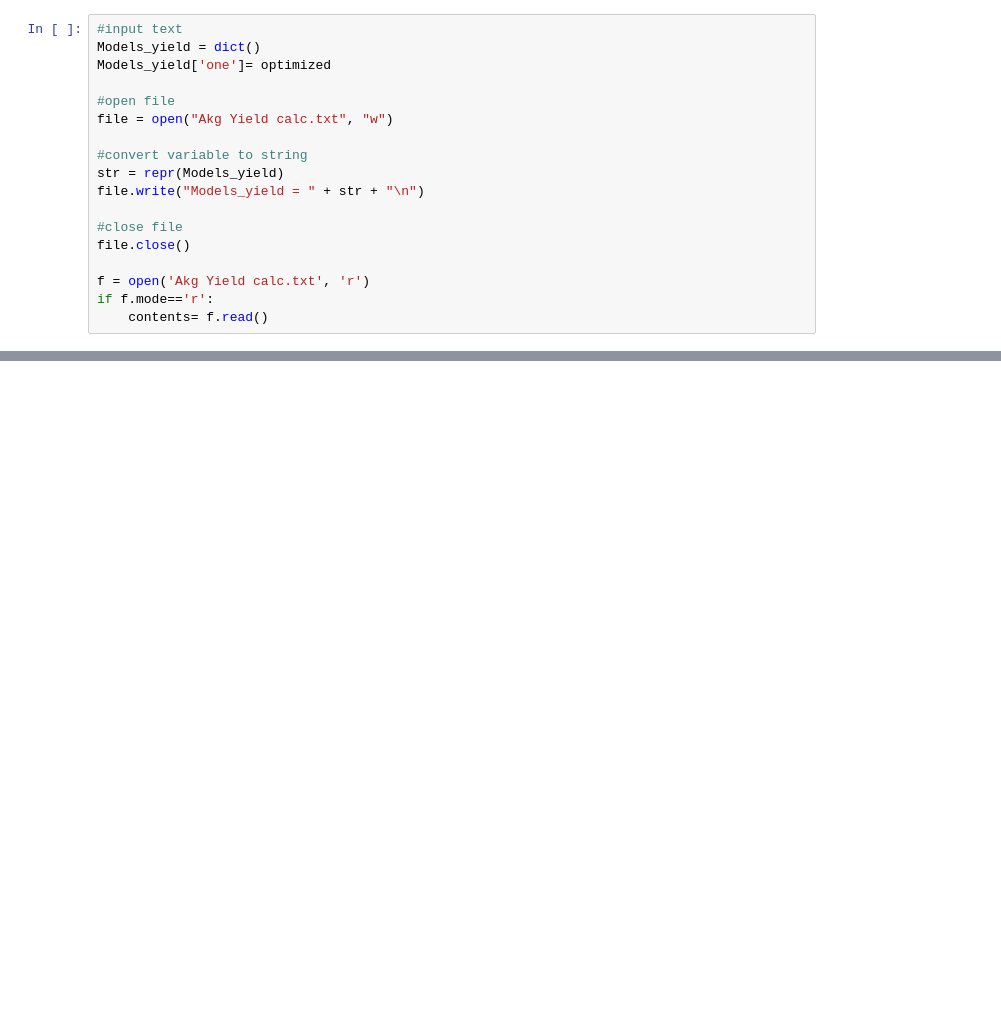
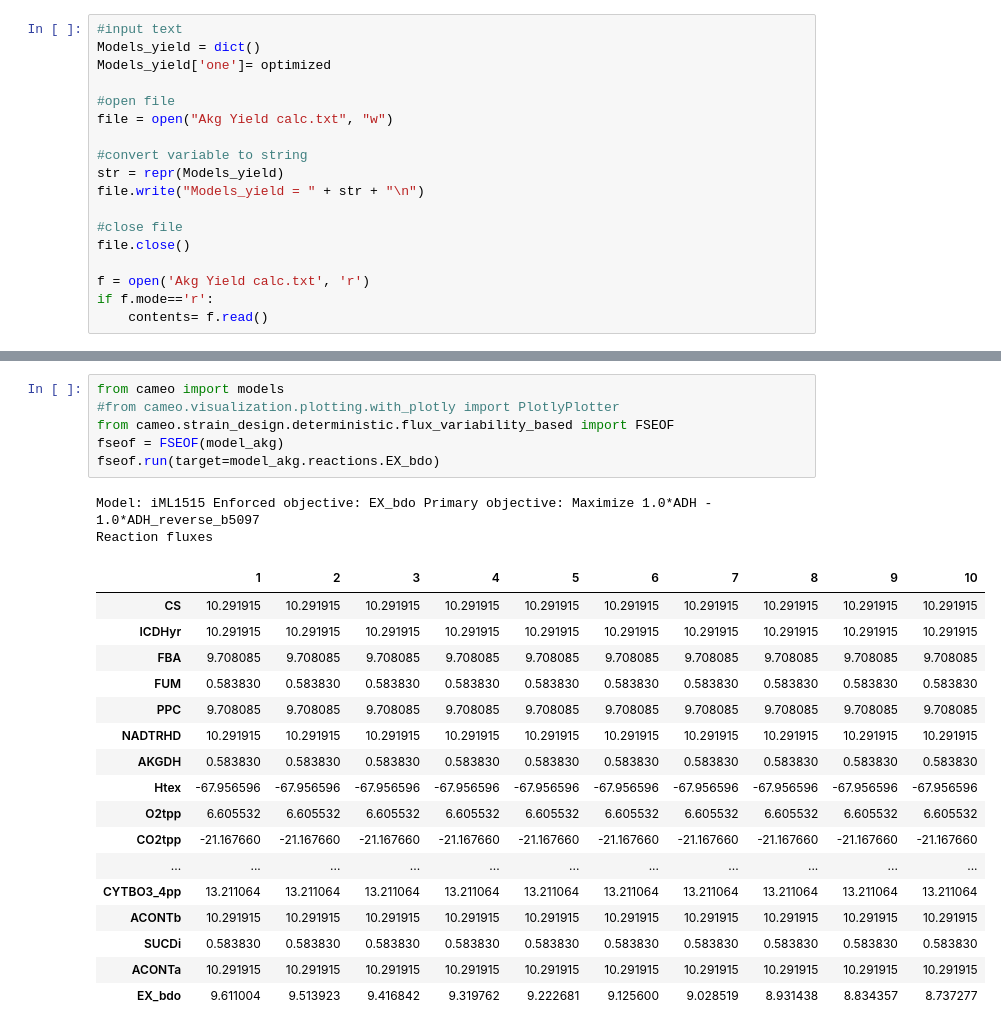
Before and after one commit to 27410/group-assignment-2021-group_11_bdo_production, a Jupyter notebook: BDO project.ipynb, the cells around one changed output, grey strips where cells are left out. Cells and saved outputs as stored; diff of their text form; blank space fills up the shorter version.

```diff
--- a/BDO project.ipynb
+++ b/BDO project.ipynb
@@ -355,0 +377,26 @@ Yield for model Akg = 0.9708085106382972
+# %%
+from cameo import models
+#from cameo.visualization.plotting.with_plotly import PlotlyPlotter
+from cameo.strain_design.deterministic.flux_variability_based import FSEOF
+fseof = FSEOF(model_akg)
+fseof.run(target=model_akg.reactions.EX_bdo)
+# %% [output]
+Model: iML1515 Enforced objective: EX_bdo Primary objective: Maximize 1.0*ADH - 1.0*ADH_reverse_b5097
+Reaction fluxes
+|  | 1 | 2 | 3 | 4 | 5 | 6 | 7 | 8 | 9 | 10 |
+| CS | 10.291915 | 10.291915 | 10.291915 | 10.291915 | 10.291915 | 10.291915 | 10.291915 | 10.291915 | 10.291915 | 10.291915 |
+| ICDHyr | 10.291915 | 10.291915 | 10.291915 | 10.291915 | 10.291915 | 10.291915 | 10.291915 | 10.291915 | 10.291915 | 10.291915 |
+| FBA | 9.708085 | 9.708085 | 9.708085 | 9.708085 | 9.708085 | 9.708085 | 9.708085 | 9.708085 | 9.708085 | 9.708085 |
+| FUM | 0.583830 | 0.583830 | 0.583830 | 0.583830 | 0.583830 | 0.583830 | 0.583830 | 0.583830 | 0.583830 | 0.583830 |
+| PPC | 9.708085 | 9.708085 | 9.708085 | 9.708085 | 9.708085 | 9.708085 | 9.708085 | 9.708085 | 9.708085 | 9.708085 |
+| NADTRHD | 10.291915 | 10.291915 | 10.291915 | 10.291915 | 10.291915 | 10.291915 | 10.291915 | 10.291915 | 10.291915 | 10.291915 |
+| AKGDH | 0.583830 | 0.583830 | 0.583830 | 0.583830 | 0.583830 | 0.583830 | 0.583830 | 0.583830 | 0.583830 | 0.583830 |
+| Htex | -67.956596 | -67.956596 | -67.956596 | -67.956596 | -67.956596 | -67.956596 | -67.956596 | -67.956596 | -67.956596 | -67.956596 |
+| O2tpp | 6.605532 | 6.605532 | 6.605532 | 6.605532 | 6.605532 | 6.605532 | 6.605532 | 6.605532 | 6.605532 | 6.605532 |
+| CO2tpp | -21.167660 | -21.167660 | -21.167660 | -21.167660 | -21.167660 | -21.167660 | -21.167660 | -21.167660 | -21.167660 | -21.167660 |
+| ... | ... | ... | ... | ... | ... | ... | ... | ... | ... | ... |
+| CYTBO3_4pp | 13.211064 | 13.211064 | 13.211064 | 13.211064 | 13.211064 | 13.211064 | 13.211064 | 13.211064 | 13.211064 | 13.211064 |
+| ACONTb | 10.291915 | 10.291915 | 10.291915 | 10.291915 | 10.291915 | 10.291915 | 10.291915 | 10.291915 | 10.291915 | 10.291915 |
+| SUCDi | 0.583830 | 0.583830 | 0.583830 | 0.583830 | 0.583830 | 0.583830 | 0.583830 | 0.583830 | 0.583830 | 0.583830 |
+| ACONTa | 10.291915 | 10.291915 | 10.291915 | 10.291915 | 10.291915 | 10.291915 | 10.291915 | 10.291915 | 10.291915 | 10.291915 |
+| EX_bdo | 9.611004 | 9.513923 | 9.416842 | 9.319762 | 9.222681 | 9.125600 | 9.028519 | 8.931438 | 8.834357 | 8.737277 |
```
Also changed, not shown: parts of 18 cells of this notebook, 1 other file.
